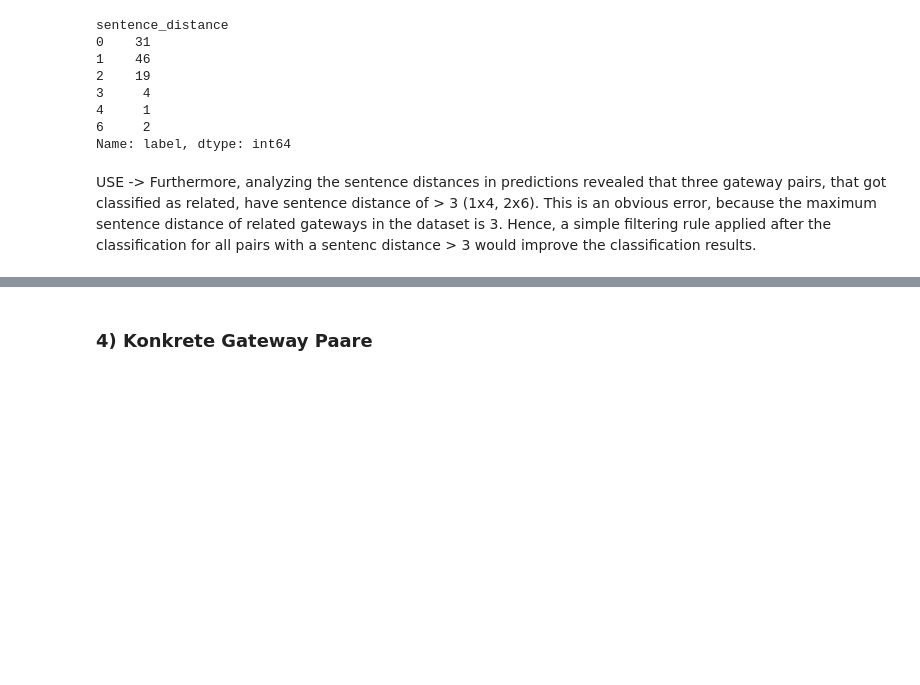
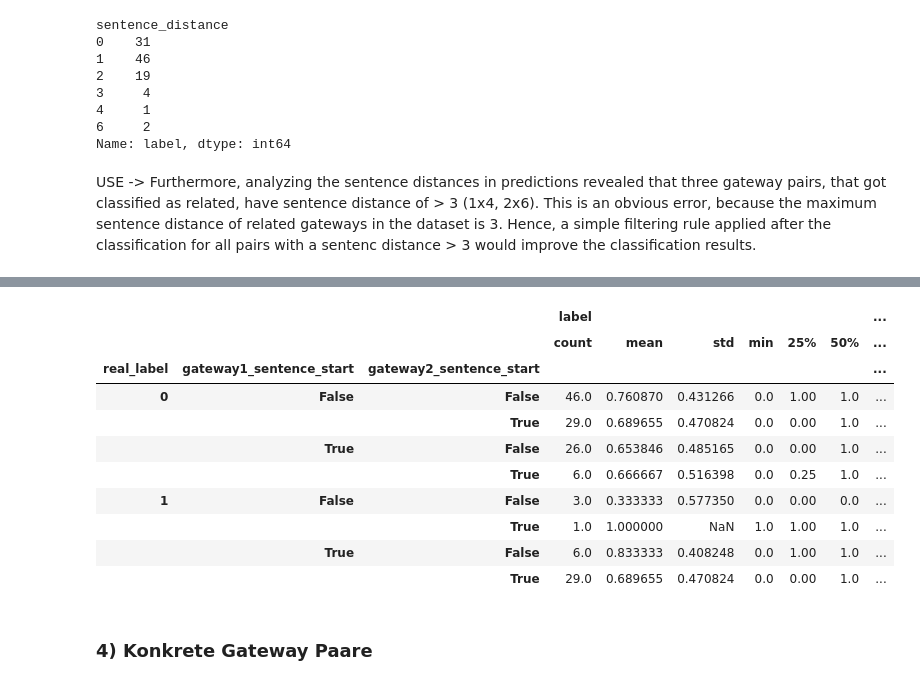
Before and after one commit to Janek7/gateway-extraction, a Jupyter notebook: important_analysis/same_gateway_cls/sg_classifications_analysis.ipynb, the cells around one changed output, grey strips where cells are left out. Saved outputs shown, nothing was run; the diff lists cells and outputs as text; code cells hidden in the pictures; blank space fills up the shorter version.

```diff
--- a/important_analysis/same_gateway_cls/sg_classifications_analysis.ipynb
+++ b/important_analysis/same_gateway_cls/sg_classifications_analysis.ipynb
@@ -218,3 +280,17 @@ USE -> Furthermore, analyzing the sentence distances in predictions revealed tha
+# %%
+df_all_positions.groupby(["real_label", "gateway1_sentence_start", "gateway2_sentence_start"])[["label"]].describe()
+# %% [output]
+|  |  |  | label |  |  |  |  |  | ... |
+|  |  |  | count | mean | std | min | 25% | 50% | ... |
+| real_label | gateway1_sentence_start | gateway2_sentence_start |  |  |  |  |  |  | ... |
+| 0 | False | False | 46.0 | 0.760870 | 0.431266 | 0.0 | 1.00 | 1.0 | ... |
+|  |  | True | 29.0 | 0.689655 | 0.470824 | 0.0 | 0.00 | 1.0 | ... |
+|  | True | False | 26.0 | 0.653846 | 0.485165 | 0.0 | 0.00 | 1.0 | ... |
+|  |  | True | 6.0 | 0.666667 | 0.516398 | 0.0 | 0.25 | 1.0 | ... |
+| 1 | False | False | 3.0 | 0.333333 | 0.577350 | 0.0 | 0.00 | 0.0 | ... |
+|  |  | True | 1.0 | 1.000000 | NaN | 1.0 | 1.00 | 1.0 | ... |
+|  | True | False | 6.0 | 0.833333 | 0.408248 | 0.0 | 1.00 | 1.0 | ... |
+|  |  | True | 29.0 | 0.689655 | 0.470824 | 0.0 | 0.00 | 1.0 | ... |
 # %% [markdown]
 ### 4) Konkrete Gateway Paare
 # %%
```
Also changed, not shown: parts of 17 cells of this notebook, 4 other files.
